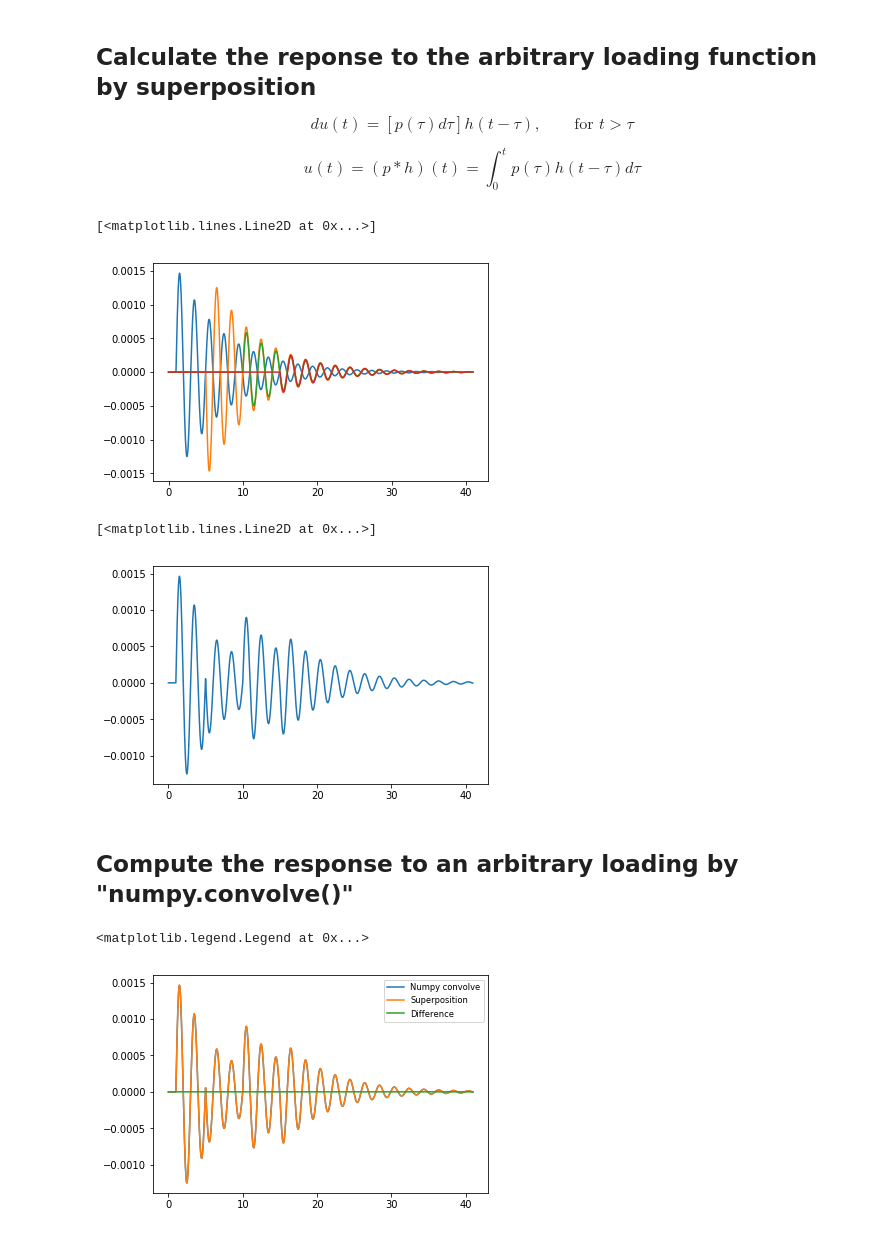
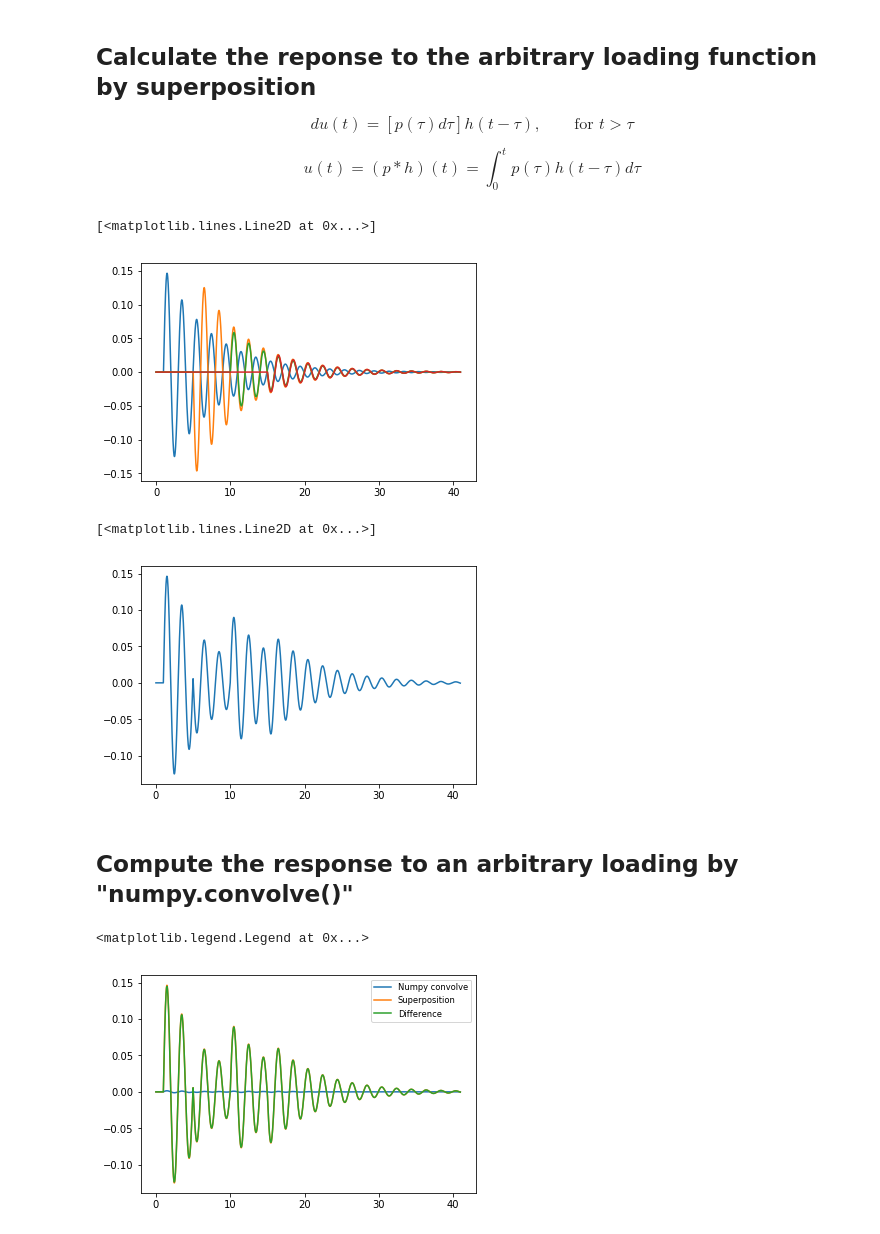
Before and after one commit to seokhojeong/conda, a Jupyter notebook: impulseresponse.ipynb, the cells around one changed output. Saved outputs shown, nothing was run; the diff lists cells and outputs as text; code cells hidden in the pictures.

```diff
--- a/impulseresponse.ipynb
+++ b/impulseresponse.ipynb
@@ -61,25 +61,25 @@ du(t) = [p(\tau)d\tau] h(t-\tau), \quad\quad \text{for }t>\tau
 u(t) = (p*h)(t) =  \int_0^t p(\tau) h(t-\tau) d\tau
 \end{equation*}
 # %%
-du1 = loading[np.where(time==1)]*dt * impulseresponse(time, tau=1.)
-du5 = loading[np.where(time==5)]*dt * impulseresponse(time, tau=5.)
-du10 = loading[np.where(time==10)]*dt * impulseresponse(time, tau=10.)
-du15 = loading[np.where(time==15)]*dt * impulseresponse(time, tau=15.)
+du1 = loading[np.where(time==1)] * impulseresponse(time, tau=1.)
+du5 = loading[np.where(time==5)] * impulseresponse(time, tau=5.)
+du10 = loading[np.where(time==10)] * impulseresponse(time, tau=10.)
+du15 = loading[np.where(time==15)] * impulseresponse(time, tau=15.)
 
 utotal = du1 + du5 + du10 + du15
 
 plt.plot(time, du1)
 plt.plot(time, du5)
 plt.plot(time, du10)
 plt.plot(time, du15)
 # %% [output]
 [<matplotlib.lines.Line2D at 0x...>]
-[figure, old version]
+[figure, new version]
 # %%
 plt.plot(time, utotal)
 # %% [output]
 [<matplotlib.lines.Line2D at 0x...>]
-[figure, old version]
+[figure, new version]
 # %% [markdown]
 ## Compute the response to an arbitrary loading by "numpy.convolve()"
 # %%
@@ -91,4 +91,4 @@ plt.plot(time, utotal-utotal_conv[0:N]*dt, label='Difference')
 plt.legend()
 # %% [output]
 <matplotlib.legend.Legend at 0x...>
-[figure, old version]
+[figure, new version]
```
Also changed, not shown: 2 other files.
